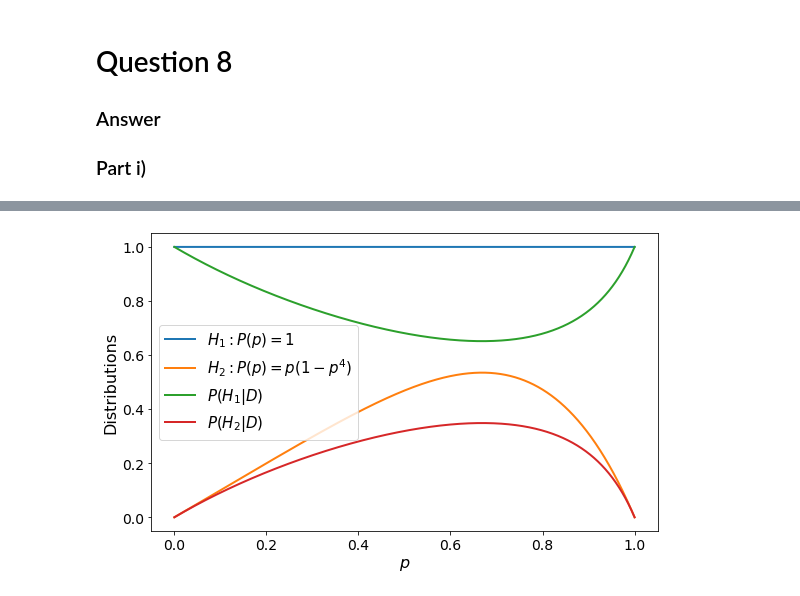
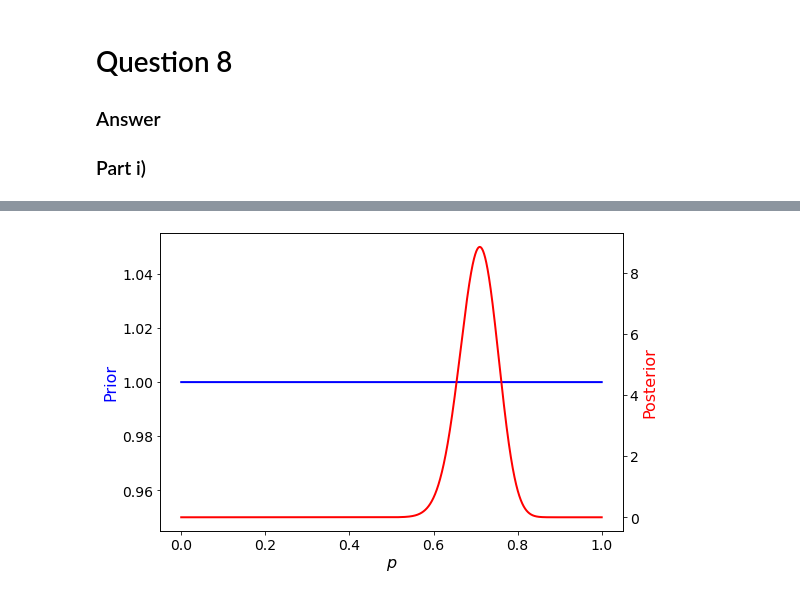
Before and after one commit to gosling123/MA930, a Jupyter notebook: MA930 Assignment 1.ipynb, the cells around one changed output, grey strips where cells are left out. Cells and saved outputs as stored; diff of their text form; code cells hidden in the pictures.

```diff
--- a/MA930 Assignment 1.ipynb
+++ b/MA930 Assignment 1.ipynb
@@ -960,7 +908,4 @@ $$
 # %%
-# posterior normalisation
-denom = 1 + p_space*(1-p_space**4)
-
 # likelihood function
 likelihood = p_space**n_heads * (1-p_space)**n_tails
 
@@ -970,18 +915,21 @@ prior_1 = np.ones(len(p_space))
 prior_2 = p_space*(1-p_space**4)
 
 # posterior for uniform prior
-post_1 = 1/denom
+post_1 = norm_dist(x = p_space, dist = likelihood * prior_1)
 # posterior for non-uniform prior
-post_2 = p_space*(1-p_space**4)/denom
+post_2 = norm_dist(x = p_space, dist = likelihood * prior_2)
 # %%
-# plots of priors and posteriors
-plt.plot(p_space, prior_1, label = r'$H_1 : P(p) = 1$')
-plt.plot(p_space, prior_2, label = r'$H_2 : P(p) = p(1-p^4)$')
-plt.plot(p_space, post_1, label = r'$P(H_1|D)$')
-plt.plot(p_space, post_2, label = r'$P(H_2|D)$')
-plt.xlabel('$p$')
-plt.ylabel('Distributions')
-plt.legend()
+# plots of priors and posteriors for Hypothesis 1
+fig = plt.figure()
+ax = fig.add_subplot(111)
+ax.plot(p_space, prior_1, label = r'$P(p) = 1$', c = 'b')
+ax2 = ax.twinx()
+ax2.plot(p_space, post_1, label = r'$P(p|D)$', c = 'r')
+ax.set_xlabel('$p$')
+ax.set_ylabel('Prior', c  = 'b')
+ax2.set_ylabel('Posterior', c = 'r')
+
+
 plt.show()
 # %% [output]
-[figure, old version]
+[figure, new version]
```
Also changed, not shown: parts of 27 cells of this notebook.
